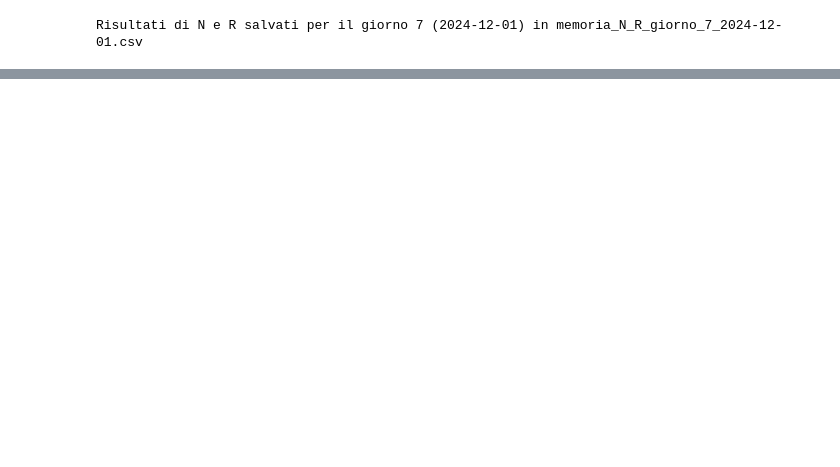
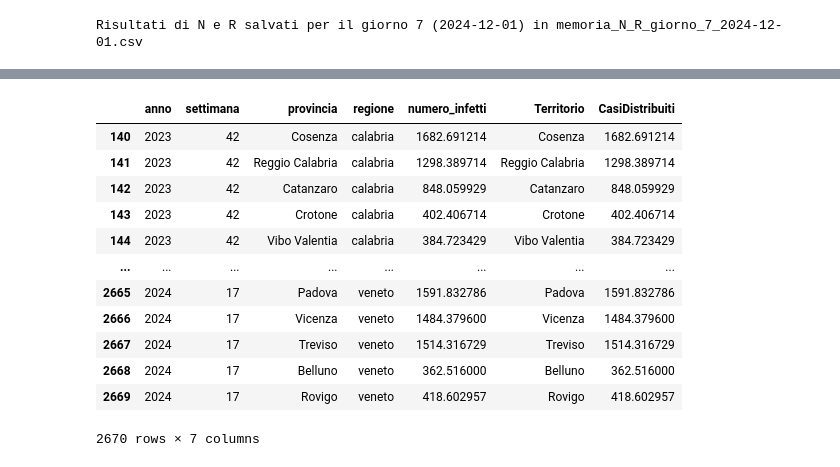
Before and after one commit to FrancescoCelino/MetaFlu, a Jupyter notebook: calibrazione_github.ipynb, the cells around one changed output, grey strips where cells are left out. Saved outputs shown, nothing was run; the diff lists cells and outputs as text; code cells hidden in the pictures; blank space fills up the shorter version.

```diff
--- a/calibrazione_github.ipynb
+++ b/calibrazione_github.ipynb
@@ -94,7 +94,7 @@ print("Dati settimanali iniziali per regione:", weekly_cases_by_region)
 week_of_interest = "2024_W47"  # Sostituisci con la settimana nel nome della cartella di interesse
 
 # carichiamo l'incidenza reale per ogni regione
-national_file = os.path.join(folder_path, "italia-2024_46-ILI.csv")
+national_file = os.path.join(folder_path, "italia-2024_47-ILI.csv")
 national_df = pd.read_csv(national_file)
 incidenza_nazionale = national_df['incidenza'].iloc[-1]  # Ultima settimana
 
@@ -1231,11 +1249,11 @@ params = parameters(nh, Whk)
 # misuriamo quanto durano le simulazioni
 start_time = time.time()
 
-t = 40 # t giorni di simulazione
+t = 30 # t giorni di simulazione
 n = 0
 # variamo nu e lambda
-nu_values = np.linspace(0.36, 0.5, 5)
-lambda_values = np.linspace(0.78e-8, 0.82e-8, 20)
+nu_values = np.linspace(0.3, 0.45, 10)
+lambda_values = np.linspace(0.62e-8, 0.81e-8, 30)
 
 # se per sfizio vogliamo variare b e ai
 #b_values = np.linspace(0.15, 0.45, 5)  # Tasso di contatto tra province
@@ -1249,7 +1267,7 @@ lambda_values = np.linspace(0.78e-8, 0.82e-8, 20)
 
 # variamo gamma e beta
 gamma_values = np.linspace(0.10, 0.10, 1)
-beta_values = np.linspace(0.25, 0.35, 5)
+beta_values = np.linspace(0.25, 0.35, 10)
 
 # quanti giorni dopo la simulazione dobbiamo salvare N e R?
 giorno_salvataggio = 7  # per influcast, 7 giorni
@@ -1294,12 +1312,12 @@ for lam in lambda_values:
                         R_specific_day.append(R.sum(axis=0))
 
                     simulated_infected = I.sum(axis=0)  # Totale infetti in una provincia
-
+                    simulated_exposed = E.sum(axis=0)  # Totale esposti in una provincia
                     # salviamo il totale
-                    for provincia, infetti in zip(orderedPROV, simulated_infected):
+                    for provincia, infetti, esposti in zip(orderedPROV, simulated_infected, simulated_exposed):
                         risultati_giornalieri.append({
                             "Lambda": lam, "Nu": nu, "Beta": beta, "Gamma": gamma,
-                            "giorno": current_date_step, "provincia": provincia, "infetti": infetti
+                            "giorno": current_date_step, "provincia": provincia, "infetti": infetti, "nuovi_infetti": esposti * nu
                         })
 
                     # confrontiamo errore (utile se vogliamo trovare combinazione ideale dei parametri)
@@ -1617,0 +2390,16 @@ plt.show()
+# %%
+df_dati_provinciali
+# %% [output]
+|  | anno | settimana | provincia | regione | numero_infetti | Territorio | CasiDistribuiti |
+| 140 | 2023 | 42 | Cosenza | calabria | 1682.691214 | Cosenza | 1682.691214 |
+| 141 | 2023 | 42 | Reggio Calabria | calabria | 1298.389714 | Reggio Calabria | 1298.389714 |
+| 142 | 2023 | 42 | Catanzaro | calabria | 848.059929 | Catanzaro | 848.059929 |
+| 143 | 2023 | 42 | Crotone | calabria | 402.406714 | Crotone | 402.406714 |
+| 144 | 2023 | 42 | Vibo Valentia | calabria | 384.723429 | Vibo Valentia | 384.723429 |
+| ... | ... | ... | ... | ... | ... | ... | ... |
+| 2665 | 2024 | 17 | Padova | veneto | 1591.832786 | Padova | 1591.832786 |
+| 2666 | 2024 | 17 | Vicenza | veneto | 1484.379600 | Vicenza | 1484.379600 |
+| 2667 | 2024 | 17 | Treviso | veneto | 1514.316729 | Treviso | 1514.316729 |
+| 2668 | 2024 | 17 | Belluno | veneto | 362.516000 | Belluno | 362.516000 |
+| 2669 | 2024 | 17 | Rovigo | veneto | 418.602957 | Rovigo | 418.602957 |
+2670 rows × 7 columns
```
Also changed, not shown: parts of 25 cells of this notebook.
